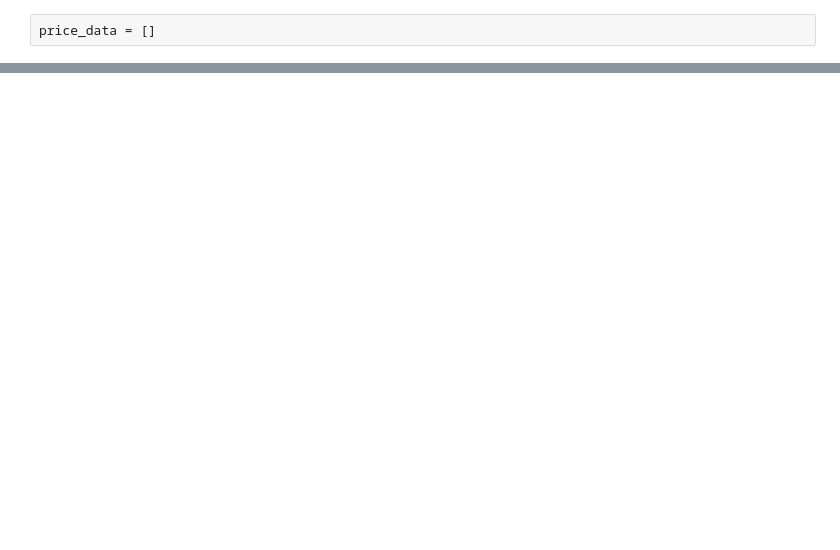
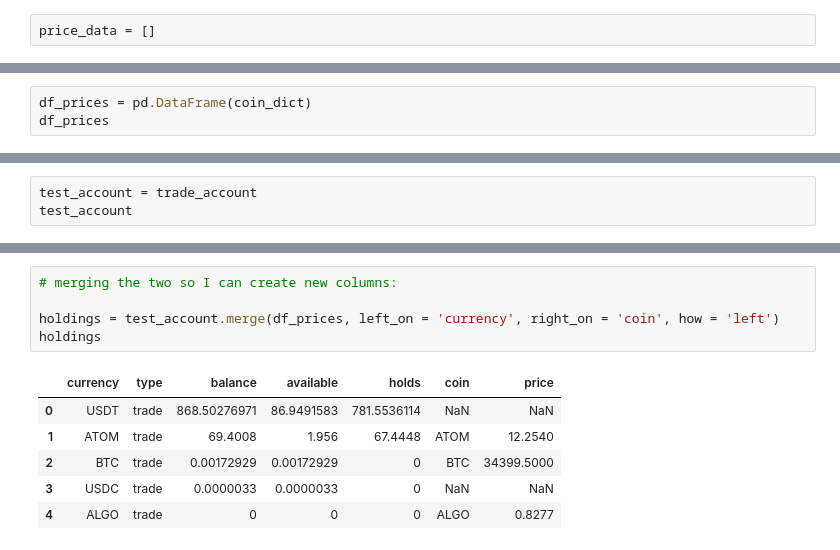
Before and after one commit to lukewbecker/algo-trading-training, a Jupyter notebook: kucoin_balance.ipynb, the cells around one changed output, grey strips where cells are left out. Cells and saved outputs as stored; diff of their text form; blank space fills up the shorter version.

```diff
--- a/kucoin_balance.ipynb
+++ b/kucoin_balance.ipynb
@@ -265,0 +247,3 @@ print(type(price_test))
+# %%
+df_prices = pd.DataFrame(coin_dict)
+df_prices
@@ -265,0 +270,3 @@ print(type(price_test))
+# %%
+test_account = trade_account
+test_account
@@ -265,0 +280,12 @@ print(type(price_test))
+# %%
+# merging the two so I can create new columns:
+
+holdings = test_account.merge(df_prices, left_on = 'currency', right_on = 'coin', how = 'left')
+holdings
+# %% [output]
+|  | currency | type | balance | available | holds | coin | price |
+| 0 | USDT | trade | 868.50276971 | 86.9491583 | 781.5536114 | NaN | NaN |
+| 1 | ATOM | trade | 69.4008 | 1.956 | 67.4448 | ATOM | 12.2540 |
+| 2 | BTC | trade | 0.00172929 | 0.00172929 | 0 | BTC | 34399.5000 |
+| 3 | USDC | trade | 0.0000033 | 0.0000033 | 0 | NaN | NaN |
+| 4 | ALGO | trade | 0 | 0 | 0 | ALGO | 0.8277 |
```
Also changed, not shown: parts of 27 cells of this notebook.
